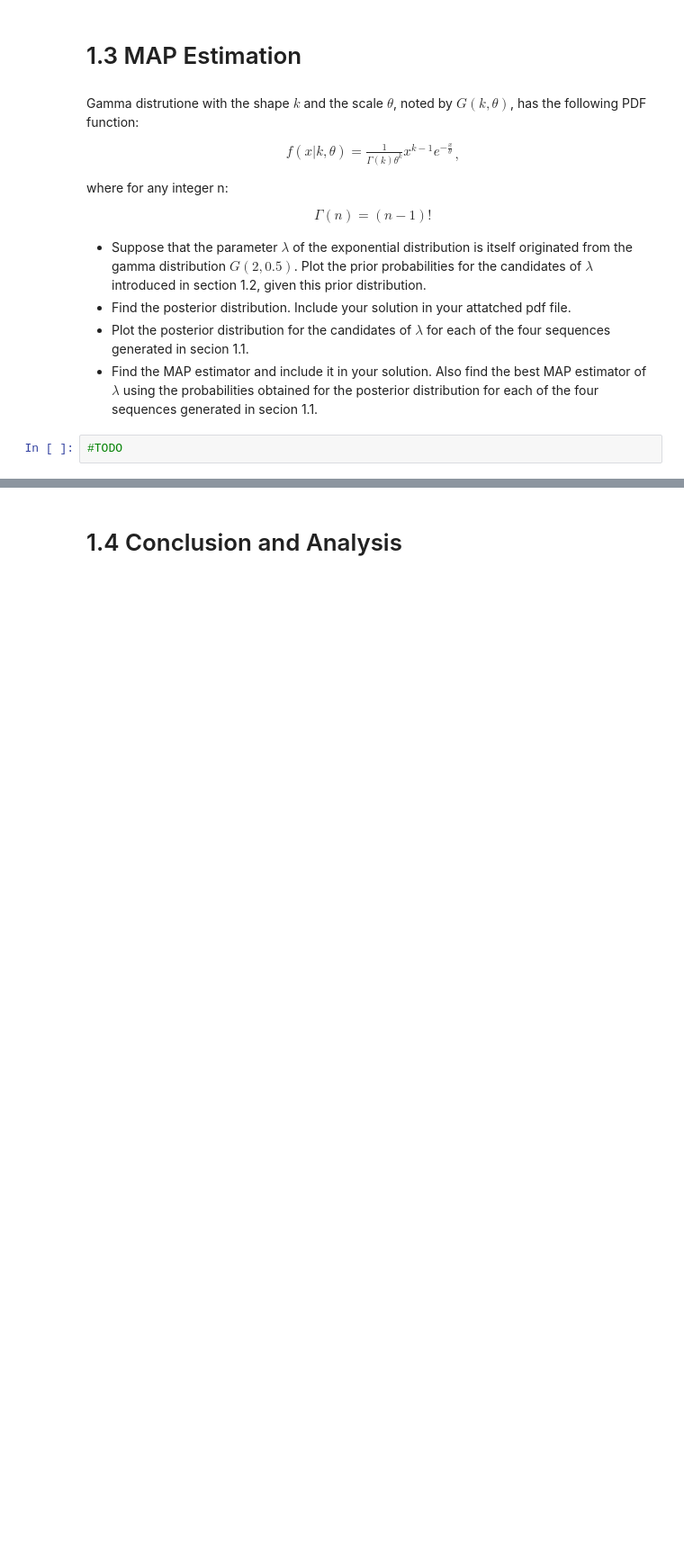
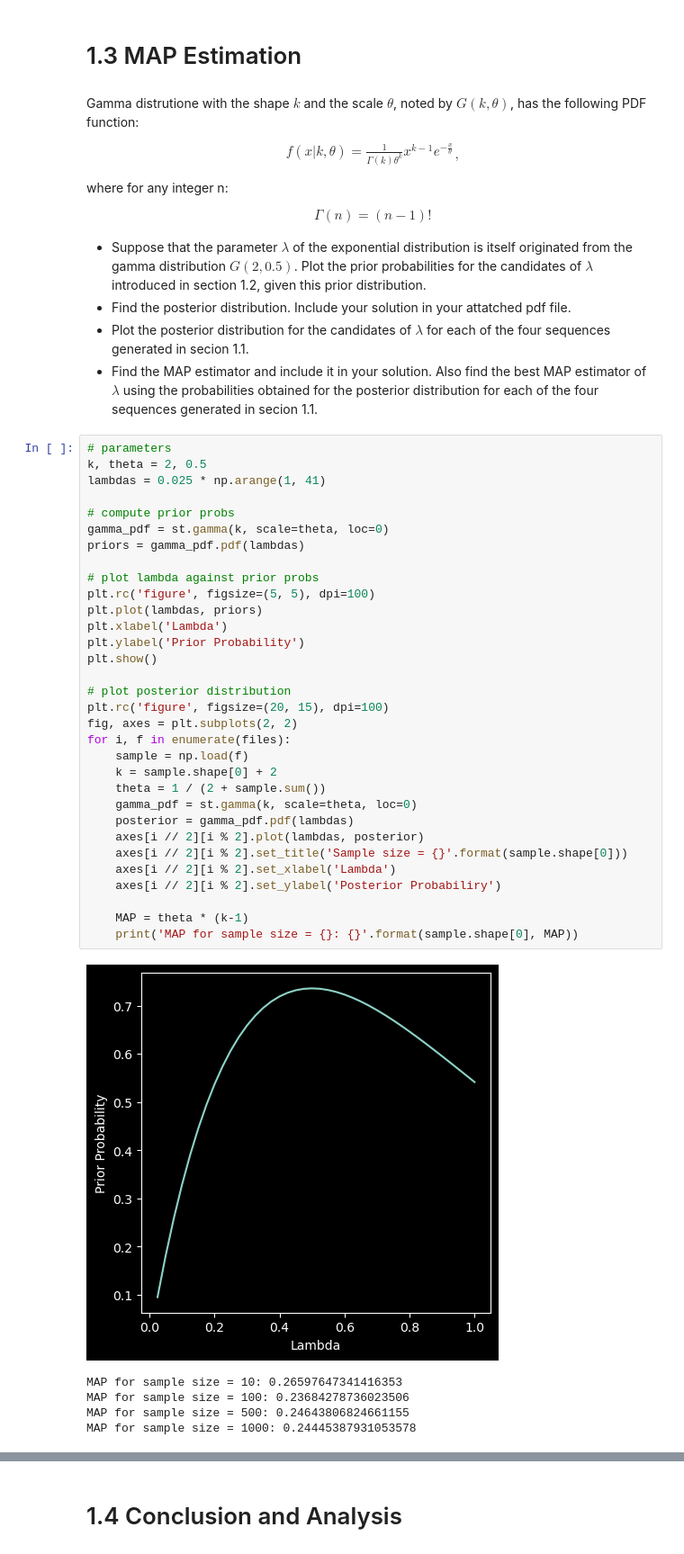
Before and after one commit to mohammadmozafari/stochastic-processes, a Jupyter notebook: 2. Estimation and Hypothesis Testing/SP_PHW2_Code.ipynb, the cells around one changed output, grey strips where cells are left out. Shown: that part at 90% size. Cells and saved outputs as stored; diff of their text form; blank space fills up the shorter version.

```diff
--- a/2. Estimation and Hypothesis Testing/SP_PHW2_Code.ipynb
+++ b/2. Estimation and Hypothesis Testing/SP_PHW2_Code.ipynb
@@ -84,5 +84,41 @@ $$\begin{aligned}\Gamma(n) = (n-1)!\end{aligned}$$
 * Find the posterior distribution. Include your solution in your attatched pdf file.
 * Plot the posterior distribution for the candidates of $\lambda$ for each of the four sequences generated in secion 1.1.
 * Find the MAP estimator and include it in your solution. Also find the best MAP estimator of $\lambda$ using the probabilities obtained for the posterior distribution for each of the four sequences generated in secion 1.1.
-# %%
-#TODO
+# %%
+# parameters
+k, theta = 2, 0.5
+lambdas = 0.025 * np.arange(1, 41)
+
+# compute prior probs
+gamma_pdf = st.gamma(k, scale=theta, loc=0)
+priors = gamma_pdf.pdf(lambdas)
+
+# plot lambda against prior probs
+plt.rc('figure', figsize=(5, 5), dpi=100)
+plt.plot(lambdas, priors)
+plt.xlabel('Lambda')
+plt.ylabel('Prior Probability')
+plt.show()
+
+# plot posterior distribution
+plt.rc('figure', figsize=(20, 15), dpi=100)
+fig, axes = plt.subplots(2, 2)
+for i, f in enumerate(files):
+    sample = np.load(f)
+    k = sample.shape[0] + 2
+    theta = 1 / (2 + sample.sum())
+    gamma_pdf = st.gamma(k, scale=theta, loc=0)
+    posterior = gamma_pdf.pdf(lambdas)
+    axes[i // 2][i % 2].plot(lambdas, posterior)
+    axes[i // 2][i % 2].set_title('Sample size = {}'.format(sample.shape[0]))
+    axes[i // 2][i % 2].set_xlabel('Lambda')
+    axes[i // 2][i % 2].set_ylabel('Posterior Probabiliry')
+
+    MAP = theta * (k-1)
+    print('MAP for sample size = {}: {}'.format(sample.shape[0], MAP))
+# %% [output]
+[figure, added]
+MAP for sample size = 10: 0.26597647341416353
+MAP for sample size = 100: 0.23684278736023506
+MAP for sample size = 500: 0.24643806824661155
+MAP for sample size = 1000: 0.24445387931053578
```
Also changed, not shown: parts of 1 cell of this notebook.
